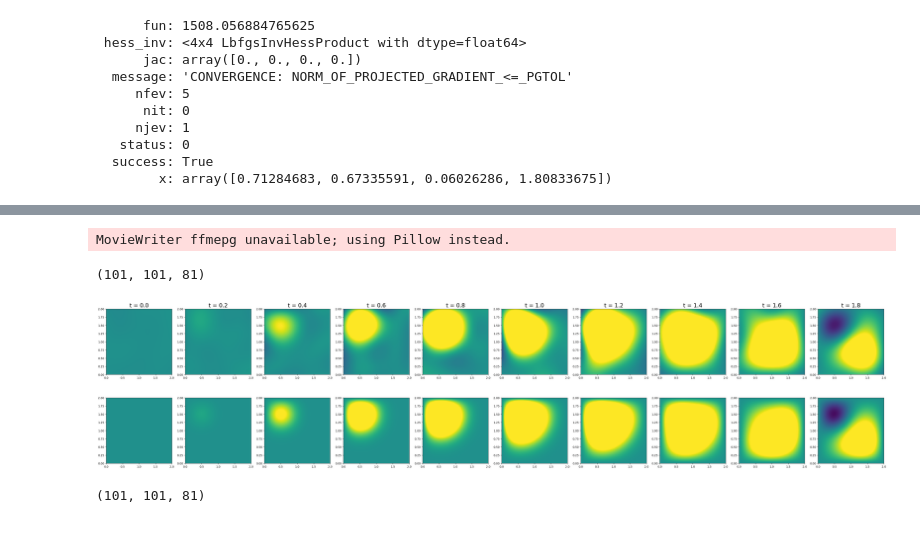
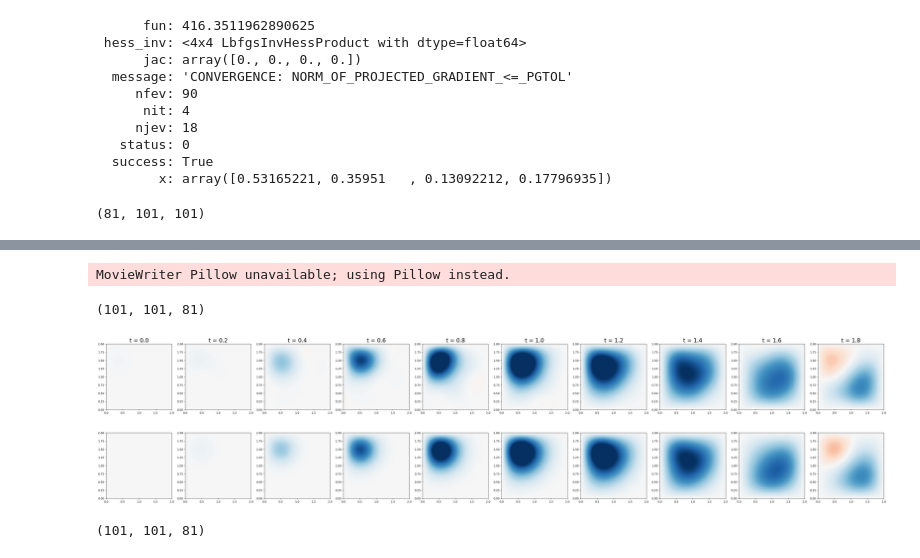
Before and after one commit to TobiLeitgeb/Code_bac, a Jupyter notebook: final_examples/wave_equation/wave_3d.ipynb, the cells around one changed output, grey strips where cells are left out. Drawn from its saved outputs; the diff is of its cells as text; code cells hidden in the pictures.

```diff
--- a/final_examples/wave_equation/wave_3d.ipynb
+++ b/final_examples/wave_equation/wave_3d.ipynb
@@ -16,0 +9,28 @@ model.set_training_data("",n_training_points, noise = [1e-8,1e-8])
+# %%
+kernel_list = [gram_Matrix, k_uu, k_uf, k_fu, k_ff]
+hyperparameters = ["l_space", "sigma", "l_t", "c"]
+model = PhysicsInformedGP_regressor(kernel_list, params = hyperparameters,timedependence=True, Dimensions = 3)
+
+n_training_points = 400
+
+model.set_training_data("",n_training_points, noise = [1e-8,1e-8])
+boundary_points_space = np.array([[0,0],[2,2],[0,2],[2,0],[0,1],[1,0],
+                                  [1,2],[2,1],[0.5,0],[0.5,2],[0,0.5],
+                                  [2,0.5],[0,1.5],[2,1.5],[1.5,0],[1.5,2]])
+
+t_points = np.arange(0,4,0.1)
+boundary_points_all = []
+for t in t_points:
+    boundary_points_all.append(np.hstack((boundary_points_space,t*np.ones((len(boundary_points_space),1)))))
+boundary_points_all = np.vstack(boundary_points_all)
+print(boundary_points_all.shape)
+model.X = np.vstack((model.X,boundary_points_all))
+model.targets = np.vstack((model.u_train,np.zeros((len(boundary_points_all),1)),model.f_train))
+#plot the boundary points
+fig = plt.figure()
+ax = fig.add_subplot(111, projection='3d')
+ax.scatter(boundary_points_all[:,0],boundary_points_all[:,1],boundary_points_all[:,2])
+ax.set_xlabel('x')
+ax.set_ylabel('y')
+ax.set_zlabel('t')
+plt.show()
@@ -27,20 +50,20 @@ def get_initial_values():
     theta_initial[2] = np.exp(rng.uniform(-4, -2, 1))  #lt
     theta_initial[3] = rng.uniform(0, 2, 1)               #c
     return theta_initial
-n_restarts = 10
-n_threads = 1
+n_restarts = 400
+n_threads = -1
 opt_params_dict = {'theta_initial': get_initial_values,   #needed for all optimization methods
                     'bounds': ((1e-2, None), (1e-5, None), (1e-3, 2),(1e-2, None)), #needed for TNC and L-BFGS-B
                     'gtol': 1e-6}
 model.train("L-BFGS-B",n_restarts, n_threads,opt_params_dict)
 # %% [output]
-      fun: 1508.056884765625
+      fun: 416.3511962890625
  hess_inv: <4x4 LbfgsInvHessProduct with dtype=float64>
       jac: array([0., 0., 0., 0.])
   message: 'CONVERGENCE: NORM_OF_PROJECTED_GRADIENT_<=_PGTOL'
-     nfev: 5
-      nit: 0
-     njev: 1
+     nfev: 90
+      nit: 4
+     njev: 18
    status: 0
   success: True
-        x: array([0.71284683, 0.67335591, 0.06026286, 1.80833675])
+        x: array([0.53165221, 0.35951   , 0.13092212, 0.17796935])
@@ -64,6 +85,14 @@ for i in range(len(time_points)):
     mean_i, var_i = model.predict_u(X_3d)
     mean.append(mean_i)
     var.append(var_i)
+
+from matplotlib.animation import FuncAnimation
+mean = np.array(mean)
+mean = mean.reshape(len(time_points),grid_number,grid_number)
+u_matrix = model.raw_data[2]
+print(mean.shape)
+# %% [output]
+(81, 101, 101)
 # %%
 #calculate the mean in parallel
 from joblib import Parallel, delayed
@@ -108,42 +133,43 @@ fig.tight_layout()
 def frame(i):
     fig.suptitle('t = ' + str(time_points[i]), fontsize=16)
     ax[0].clear()
-    im = ax[0].plot_surface(gx,gy,mean[i,:,:].T, cmap='viridis')
+    im = ax[0].plot_surface(gx,gy,mean[i,:,:].T, cmap='RdBu',vmin = -0.4, vmax = 0.4)
+    #ax[0].imshow(mean[i,:,:].T, cmap='viridis', interpolation='nearest',vmin = -0.1, vmax = 0.1, extent=[0,2,0,2])
     ax[0].set_title("mean")
-    ax[0].set_zlim(-1,1)
+    ax[0].set_zlim(-0.5,0.5)
     ax[1].clear()
-    im = ax[1].plot_surface(gx,gy,u_matrix[:,:,i], cmap='viridis')
+    im = ax[1].plot_surface(gx,gy,u_matrix[:,:,i], cmap='RdBu',vmin = -0.4, vmax = 0.4)
     ax[1].set_title("ground truth")
-    ax[1].set_zlim(-1,1)
+    ax[1].set_zlim(-0.5,0.5)
 ani = FuncAnimation(fig, frame, frames=len(time_points), repeat=False)
 
-ani.save('3dplot.gif', writer='ffmepg', fps=10)
+ani.save('3dplot.gif', writer='Pillow', fps=10)
 plt.close()
 # %% [output]
-MovieWriter ffmepg unavailable; using Pillow instead.
+MovieWriter Pillow unavailable; using Pillow instead.
 # %%
 fig, ax = plt.subplots(2,10,figsize=(40,10))
 ax = ax.flatten()
 #split the ax
 ax_1 = ax[:10]
 ax_2 = ax[10:]
 u_matrix = model.raw_data[2]
 print(u_matrix.shape)
 for i,t in zip(range(10),np.linspace(0, 4, len(u_matrix[0,0,:]))):
 
-    im = ax_2[i].imshow(u_matrix[:,:,i*5].T, cmap='viridis',extent=[0,2,0,2],vmin = -0.1, vmax = 0.1)
+    im = ax_2[i].imshow(u_matrix[:,:,i*5].T, cmap='RdBu',extent=[0,2,0,2],vmin = -0.3, vmax = 0.3)
     #plot the train points. we need to chekck for every t value and then plot the x,y coordinates
     #ax[i].scatter(x_train_u[t_train_u==i*5], y_train_u[t_train_u==i*5], color='red', marker='x', label='training points')
-    ax_1[i].imshow(mean[i*5,:,:], cmap='viridis',extent=[0,2,0,2],vmin = -0.1, vmax = 0.1)
+    ax_1[i].imshow(mean[i*5,:,:], cmap='RdBu',extent=[0,2,0,2],vmin = -0.3, vmax = 0.3)
 
     #ax_1[i].set_xlabel('x')
     #ax_1[i].set_ylabel('y')
     ax_1[i].set_title('t = ' + str(np.round(time_points[i*4],4)), fontsize=20)
     #tight layout
     fig.tight_layout()
 # %% [output]
 (101, 101, 81)
-[figure, old version]
+[figure, new version]
 # %%
 fig, ax = plt.subplots(2,10,figsize=(40,10))
 ax = ax.flatten()
```
Also changed, not shown: parts of 4 cells of this notebook, 2 other files.
